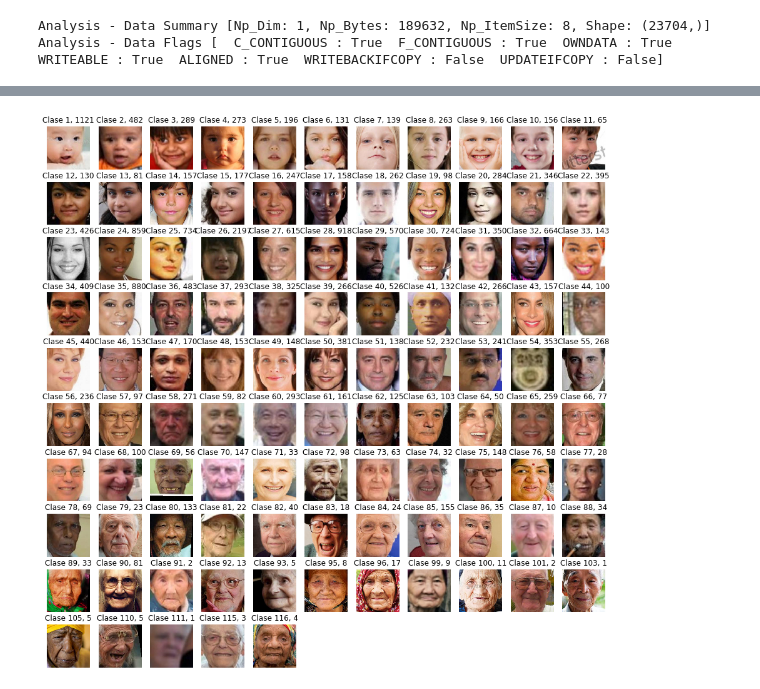
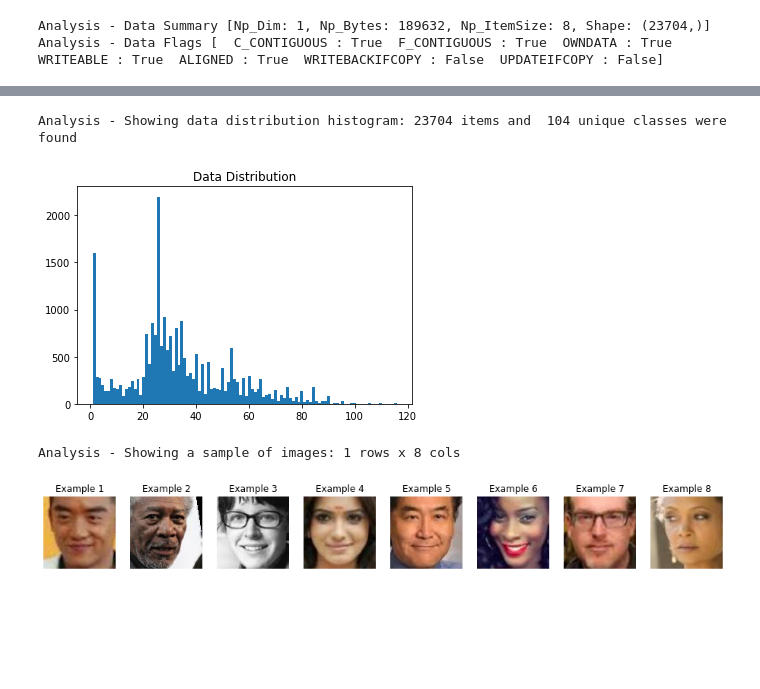
Before and after one commit to rubengnzalez/deep-learning-facial-recognition, a Jupyter notebook: notebooks/Analyze.ipynb, the cells around one changed output, grey strips where cells are left out. Saved outputs shown, nothing was run; the diff lists cells and outputs as text; code cells hidden in the pictures; blank space fills up the shorter version.

```diff
--- a/notebooks/Analyze.ipynb
+++ b/notebooks/Analyze.ipynb
@@ -39,0 +48,10 @@ def data_summary(np_data, flags=True):
+# %%
+def show_data_distribution(labels):
+    unique_labels = set(labels)
+    print('Analysis - Showing data distribution histogram: {} items and '
+             ' {} unique classes were found'.format(len(labels),
+                                                    len(unique_labels)))
+
+    fig, ax = plt.subplots()
+    ax.hist(labels, len(unique_labels))
+    ax.set_title('Data Distribution')
@@ -104,14 +111,10 @@ plt.close(fig)
-# %%
-unique_labels = set(labels)
-plt.figure(figsize=(16, 16))
-i = 1
-for label in unique_labels:
-    temp_im = images[list(labels).index(label)]
-    plt.subplot(10, 11, i)
-    plt.axis('off')
-    plt.title('Clase {}, {}'.format(label, list(labels).count(label)))
-    i += 1
-    plt.imshow(temp_im)
-plt.show()
-# %% [output]
-[figure, removed]
+# %%
+show_data_distribution(labs)
+# %% [output]
+Analysis - Showing data distribution histogram: 23704 items and  104 unique classes were found
+[figure, added]
+# %%
+show_sample(ims, 1, 8)
+# %% [output]
+Analysis - Showing a sample of images: 1 rows x 8 cols
+[figure, added]
```
Also changed, not shown: parts of 12 cells of this notebook, 2 other files.
